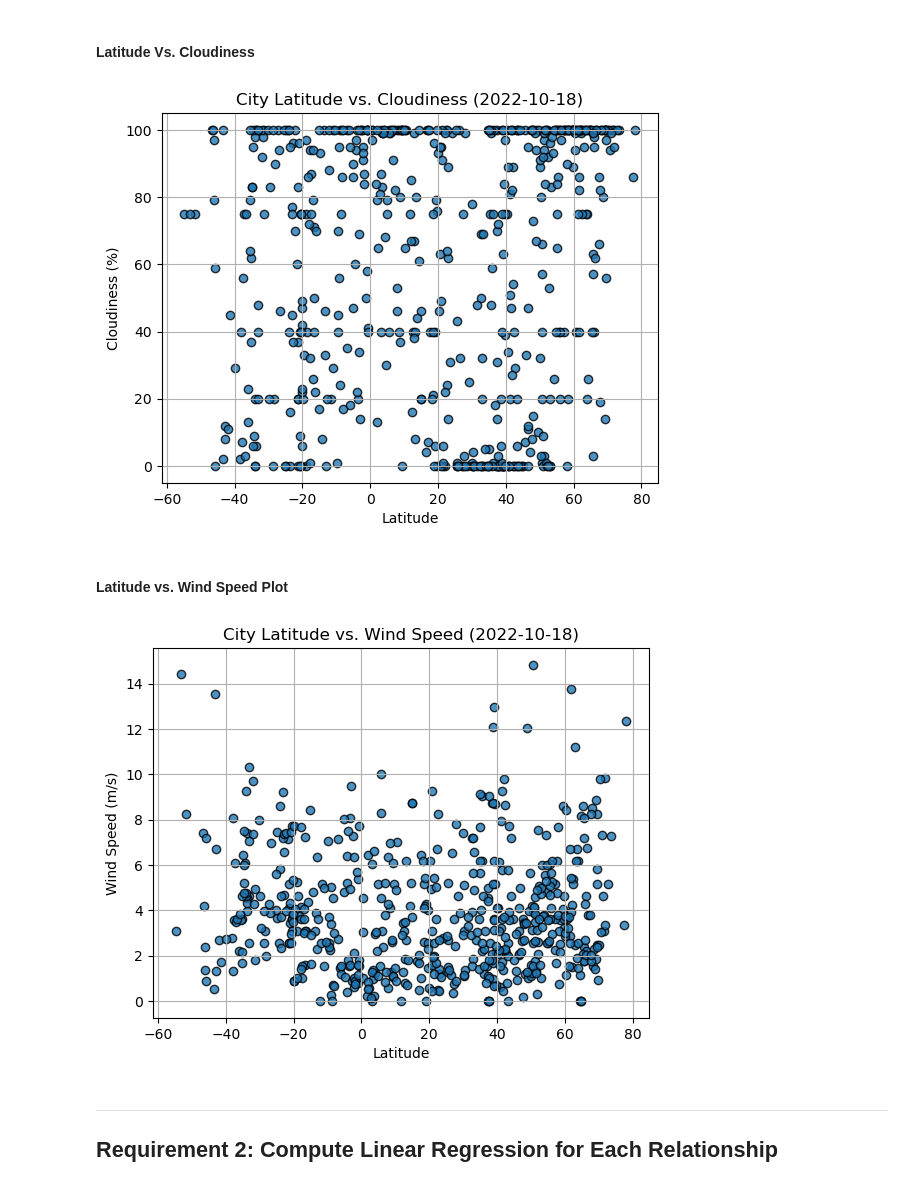
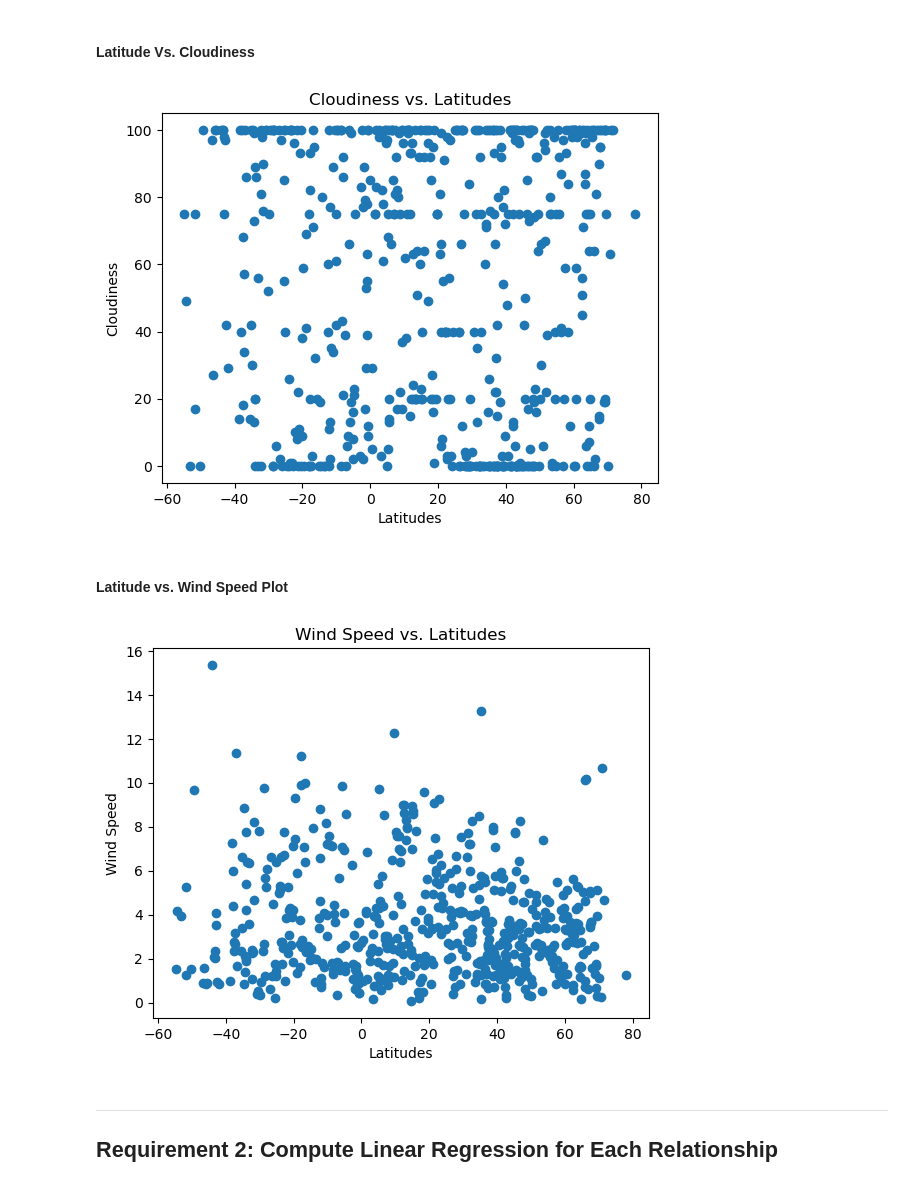
Before and after one commit to martinezzkyara/python-api-challenge, a Jupyter notebook: WeatherPy/WeatherPy.ipynb, the cells around one changed output. Saved outputs shown, nothing was run; the diff lists cells and outputs as text; code cells hidden in the pictures.

```diff
--- a/WeatherPy/WeatherPy.ipynb
+++ b/WeatherPy/WeatherPy.ipynb
@@ -218,10 +231,13 @@ plt.show()
 #### Latitude Vs. Cloudiness
 # %%
 # Build the scatter plots for latitude vs. cloudiness
-# YOUR CODE HERE
+fig3 = plt.figure()
+plt.scatter(city_data_df['Lat'], city_data_df['Cloudiness'])
 
 # Incorporate the other graph properties
-# YOUR CODE HERE
+plt.title('Cloudiness vs. Latitudes')
+plt.xlabel('Latitudes')
+plt.ylabel('Cloudiness')
 
 # Save the figure
 plt.savefig("output_data/Fig3.png")
@@ -229,23 +245,26 @@ plt.savefig("output_data/Fig3.png")
 # Show plot
 plt.show()
 # %% [output]
-[figure, old version]
+[figure, new version]
 # %% [markdown]
 #### Latitude vs. Wind Speed Plot
 # %%
 # Build the scatter plots for latitude vs. wind speed
-# YOUR CODE HERE
+fig4 = plt.figure()
+plt.scatter(city_data_df['Lat'], city_data_df['Wind Speed'])
 
 # Incorporate the other graph properties
-# YOUR CODE HERE
+plt.title('Wind Speed vs. Latitudes')
+plt.xlabel('Latitudes')
+plt.ylabel('Wind Speed')
 
 # Save the figure
 plt.savefig("output_data/Fig4.png")
 
 # Show plot
 plt.show()
 # %% [output]
-[figure, old version]
+[figure, new version]
 # %% [markdown]
 ---
 
```
Also changed, not shown: parts of 38 cells of this notebook, 6 other files.
